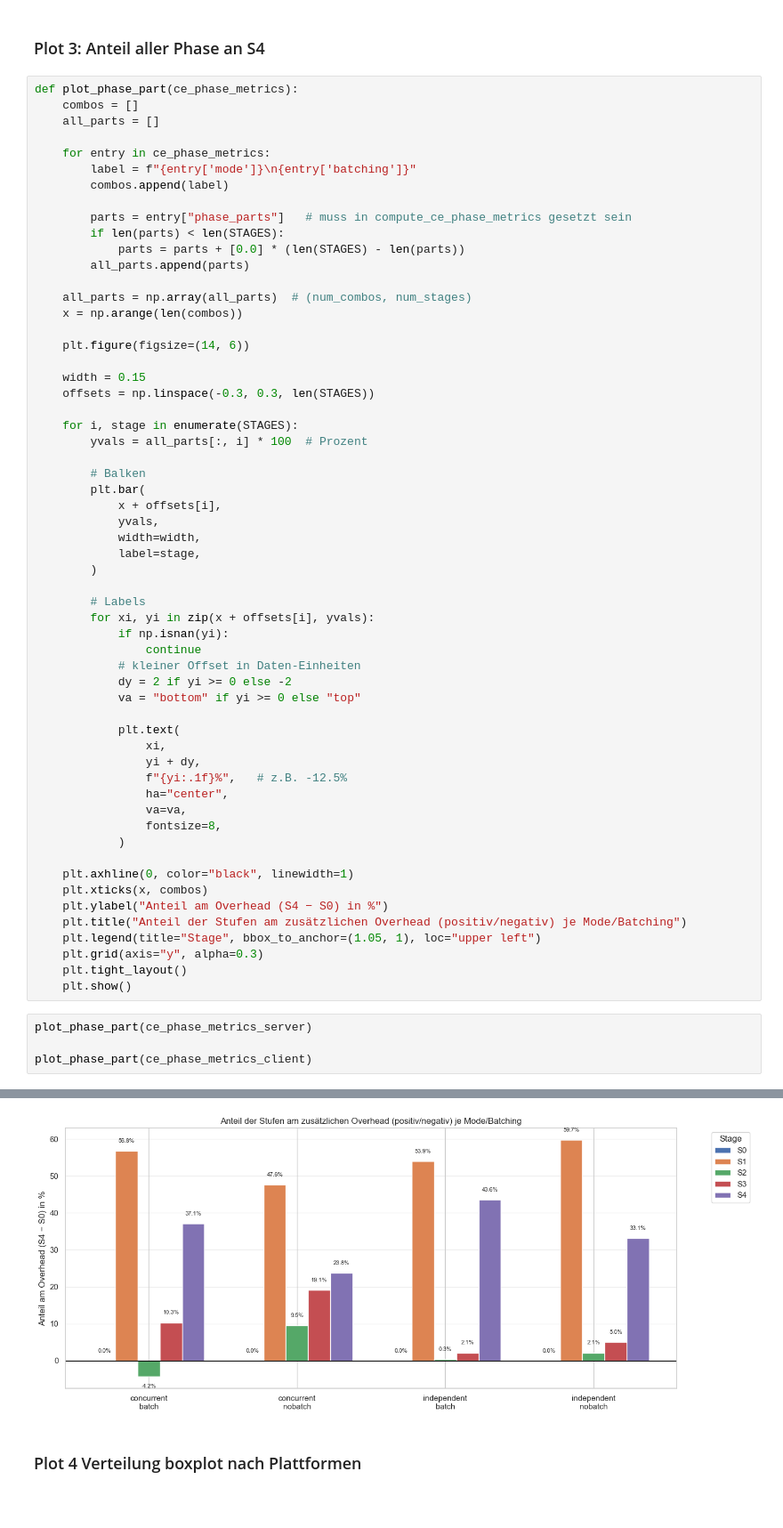
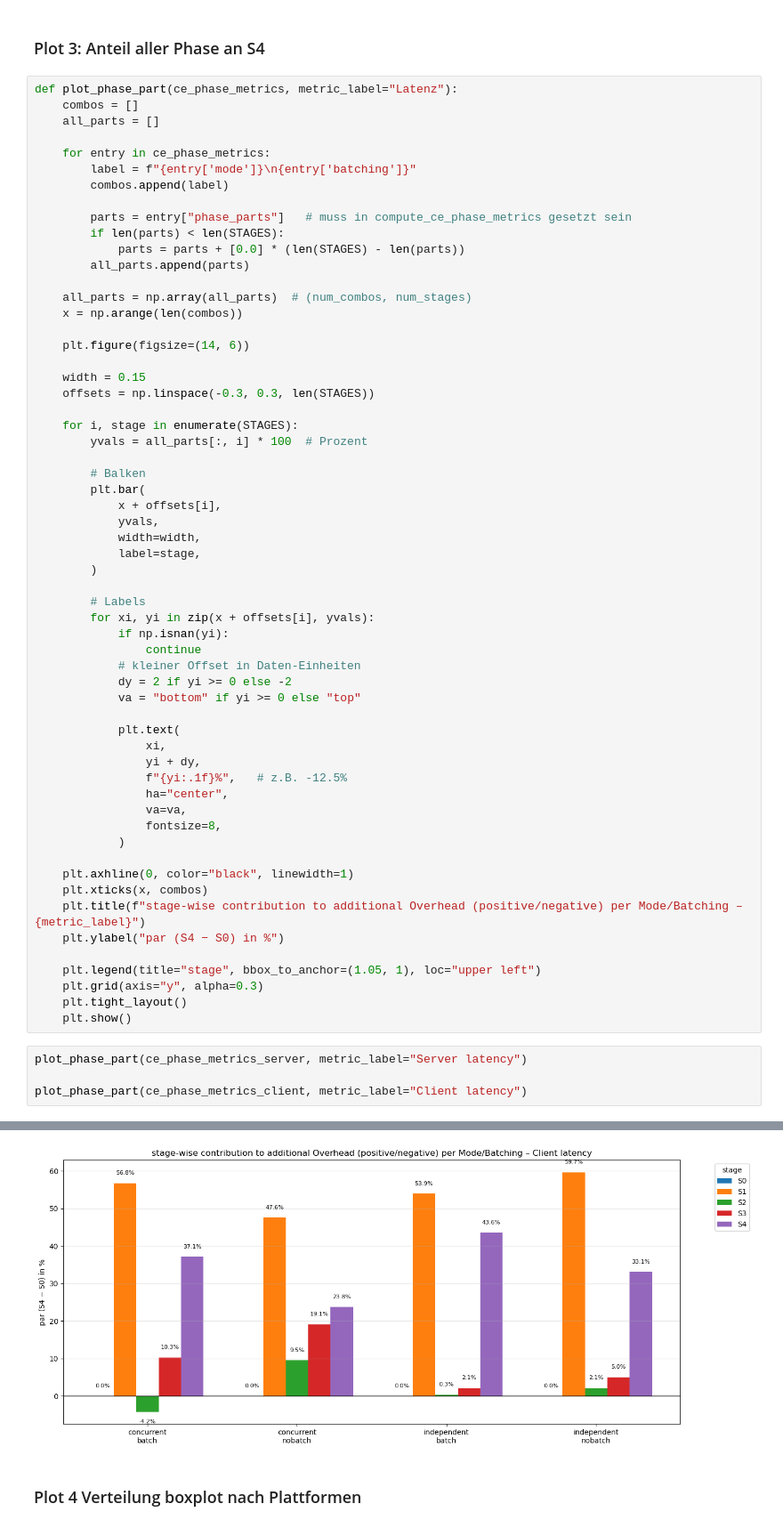
Before and after one commit to susannahufnagl/cloud-run-latency-analysis, a Jupyter notebook: analysis/Untitled.ipynb, the cells around one changed output, grey strips where cells are left out. Shown at 89% size. Cells and saved outputs as stored; diff of their text form; blank space fills up the shorter version.

```diff
--- a/analysis/Untitled.ipynb
+++ b/analysis/Untitled.ipynb
@@ -597,7 +678,7 @@ plot_ce_means_per_phase_with_cr_ref(
 # %% [markdown]
 ### Plot 3: Anteil aller Phase an S4
 # %%
-def plot_phase_part(ce_phase_metrics):
+def plot_phase_part(ce_phase_metrics, metric_label="Latenz"):
     combos = []
     all_parts = []
 
@@ -648,14 +729,15 @@ def plot_phase_part(ce_phase_metrics):
 
     plt.axhline(0, color="black", linewidth=1)
     plt.xticks(x, combos)
-    plt.ylabel("Anteil am Overhead (S4 − S0) in %")
-    plt.title("Anteil der Stufen am zusätzlichen Overhead (positiv/negativ) je Mode/Batching")
-    plt.legend(title="Stage", bbox_to_anchor=(1.05, 1), loc="upper left")
+    plt.title(f"stage-wise contribution to additional Overhead (positive/negative) per Mode/Batching – {metric_label}")
+    plt.ylabel("par (S4 − S0) in %")
+
+    plt.legend(title="stage", bbox_to_anchor=(1.05, 1), loc="upper left")
     plt.grid(axis="y", alpha=0.3)
     plt.tight_layout()
     plt.show()
 # %%
-plot_phase_part(ce_phase_metrics_server)
+plot_phase_part(ce_phase_metrics_server, metric_label="Server latency")
 
-plot_phase_part(ce_phase_metrics_client)
+plot_phase_part(ce_phase_metrics_client, metric_label="Client latency")
 # %% [output]
@@ -663,4 +745,4 @@ plot_phase_part(ce_phase_metrics_client)
-[figure, old version]
+[figure, new version]
 # %% [markdown]
 ### Plot 4  Verteilung boxplot nach Plattformen
 # %%
```
Also changed, not shown: parts of 12 cells of this notebook.
